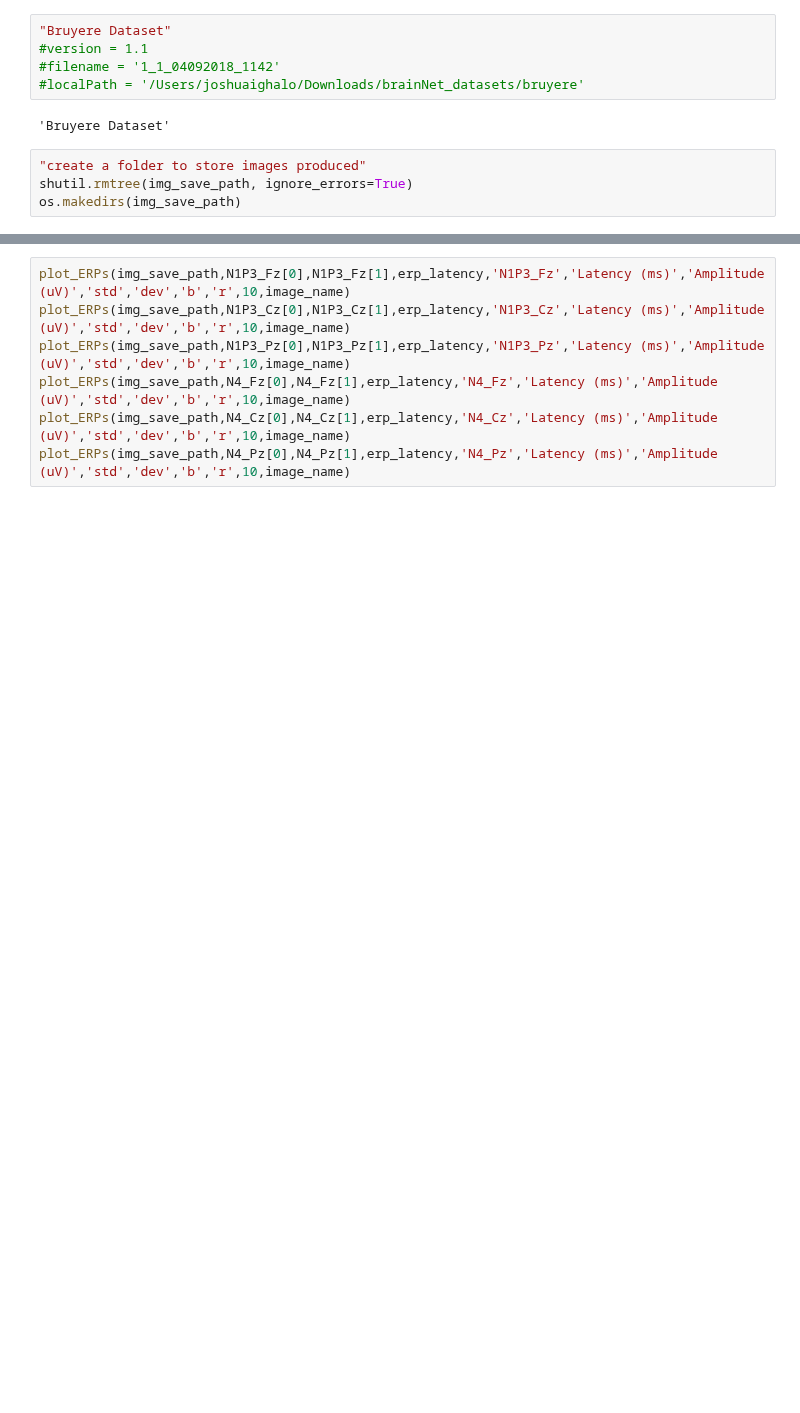
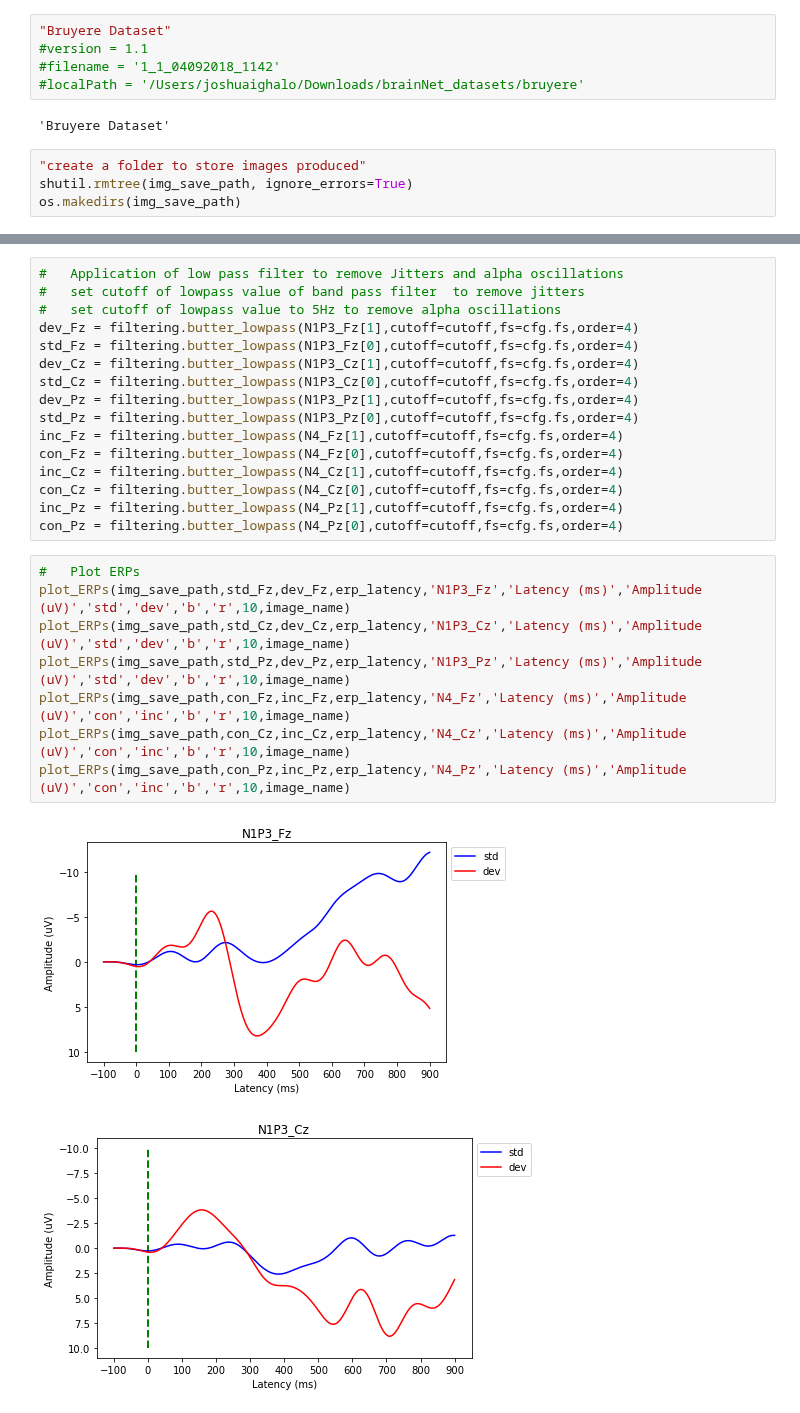
Before and after one commit to iggy96/Dementia-EEG-Analysis, a Jupyter notebook: pp_single_1.0.ipynb, the cells around one changed output, grey strips where cells are left out. Cells and saved outputs as stored; diff of their text form; blank space fills up the shorter version.

```diff
--- a/pp_single_1.0.ipynb
+++ b/pp_single_1.0.ipynb
@@ -63,7 +66,27 @@ TypeError: N100P300() missing 2 required positional arguments: 'eegData' and 'pe
+# %%
+#   Application of low pass filter to remove Jitters and alpha oscillations
+#   set cutoff of lowpass value of band pass filter  to remove jitters
+#   set cutoff of lowpass value to 5Hz to remove alpha oscillations
+dev_Fz = filtering.butter_lowpass(N1P3_Fz[1],cutoff=cutoff,fs=cfg.fs,order=4)
+std_Fz = filtering.butter_lowpass(N1P3_Fz[0],cutoff=cutoff,fs=cfg.fs,order=4)
+dev_Cz = filtering.butter_lowpass(N1P3_Cz[1],cutoff=cutoff,fs=cfg.fs,order=4)
+std_Cz = filtering.butter_lowpass(N1P3_Cz[0],cutoff=cutoff,fs=cfg.fs,order=4)
+dev_Pz = filtering.butter_lowpass(N1P3_Pz[1],cutoff=cutoff,fs=cfg.fs,order=4)
+std_Pz = filtering.butter_lowpass(N1P3_Pz[0],cutoff=cutoff,fs=cfg.fs,order=4)
+inc_Fz = filtering.butter_lowpass(N4_Fz[1],cutoff=cutoff,fs=cfg.fs,order=4)
+con_Fz = filtering.butter_lowpass(N4_Fz[0],cutoff=cutoff,fs=cfg.fs,order=4)
+inc_Cz = filtering.butter_lowpass(N4_Cz[1],cutoff=cutoff,fs=cfg.fs,order=4)
+con_Cz = filtering.butter_lowpass(N4_Cz[0],cutoff=cutoff,fs=cfg.fs,order=4)
+inc_Pz = filtering.butter_lowpass(N4_Pz[1],cutoff=cutoff,fs=cfg.fs,order=4)
+con_Pz = filtering.butter_lowpass(N4_Pz[0],cutoff=cutoff,fs=cfg.fs,order=4)
 # %%
-plot_ERPs(img_save_path,N1P3_Fz[0],N1P3_Fz[1],erp_latency,'N1P3_Fz','Latency (ms)','Amplitude (uV)','std','dev','b','r',10,image_name)
-plot_ERPs(img_save_path,N1P3_Cz[0],N1P3_Cz[1],erp_latency,'N1P3_Cz','Latency (ms)','Amplitude (uV)','std','dev','b','r',10,image_name)
-plot_ERPs(img_save_path,N1P3_Pz[0],N1P3_Pz[1],erp_latency,'N1P3_Pz','Latency (ms)','Amplitude (uV)','std','dev','b','r',10,image_name)
-plot_ERPs(img_save_path,N4_Fz[0],N4_Fz[1],erp_latency,'N4_Fz','Latency (ms)','Amplitude (uV)','std','dev','b','r',10,image_name)
-plot_ERPs(img_save_path,N4_Cz[0],N4_Cz[1],erp_latency,'N4_Cz','Latency (ms)','Amplitude (uV)','std','dev','b','r',10,image_name)
-plot_ERPs(img_save_path,N4_Pz[0],N4_Pz[1],erp_latency,'N4_Pz','Latency (ms)','Amplitude (uV)','std','dev','b','r',10,image_name)
+#   Plot ERPs
+plot_ERPs(img_save_path,std_Fz,dev_Fz,erp_latency,'N1P3_Fz','Latency (ms)','Amplitude (uV)','std','dev','b','r',10,image_name)
+plot_ERPs(img_save_path,std_Cz,dev_Cz,erp_latency,'N1P3_Cz','Latency (ms)','Amplitude (uV)','std','dev','b','r',10,image_name)
+plot_ERPs(img_save_path,std_Pz,dev_Pz,erp_latency,'N1P3_Pz','Latency (ms)','Amplitude (uV)','std','dev','b','r',10,image_name)
+plot_ERPs(img_save_path,con_Fz,inc_Fz,erp_latency,'N4_Fz','Latency (ms)','Amplitude (uV)','con','inc','b','r',10,image_name)
+plot_ERPs(img_save_path,con_Cz,inc_Cz,erp_latency,'N4_Cz','Latency (ms)','Amplitude (uV)','con','inc','b','r',10,image_name)
+plot_ERPs(img_save_path,con_Pz,inc_Pz,erp_latency,'N4_Pz','Latency (ms)','Amplitude (uV)','con','inc','b','r',10,image_name)
+# %% [output]
+[figure, added]
+[figure, added]
```
Also changed, not shown: parts of 8 cells of this notebook.
